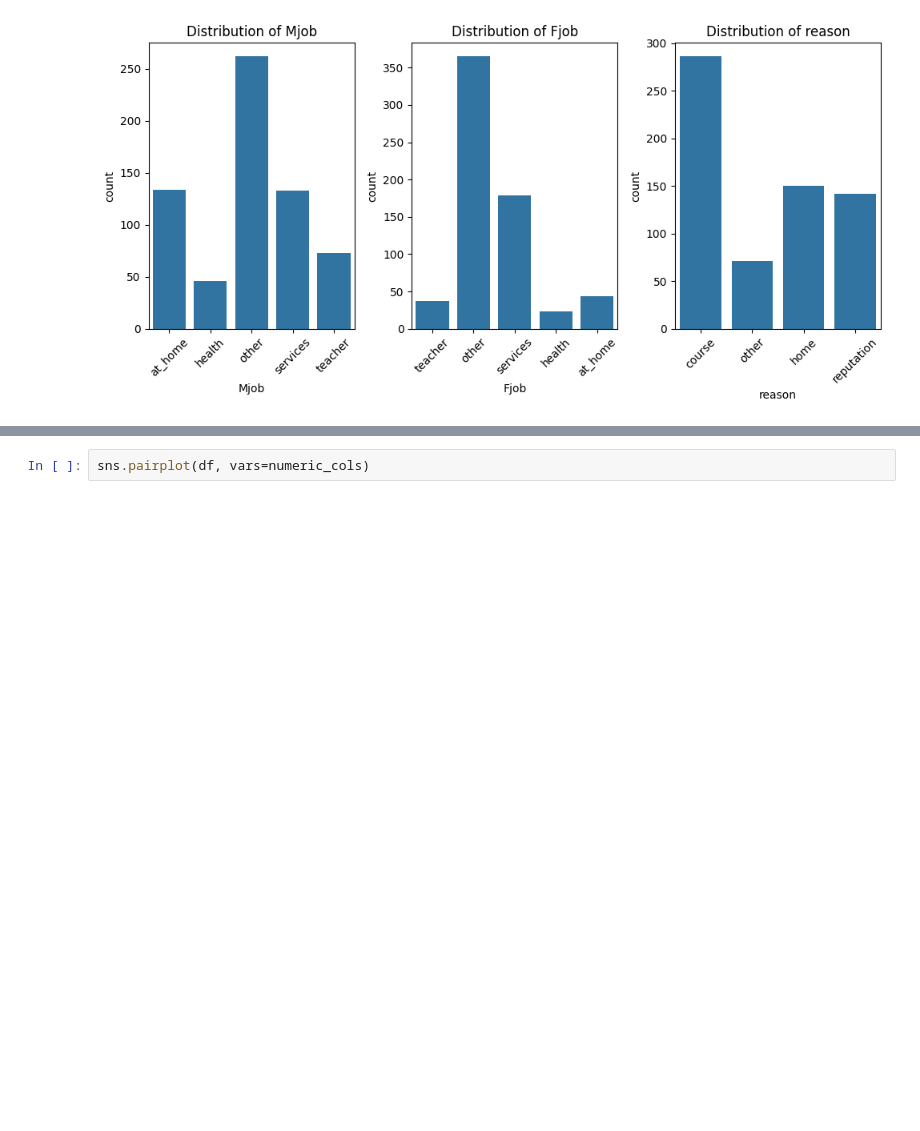
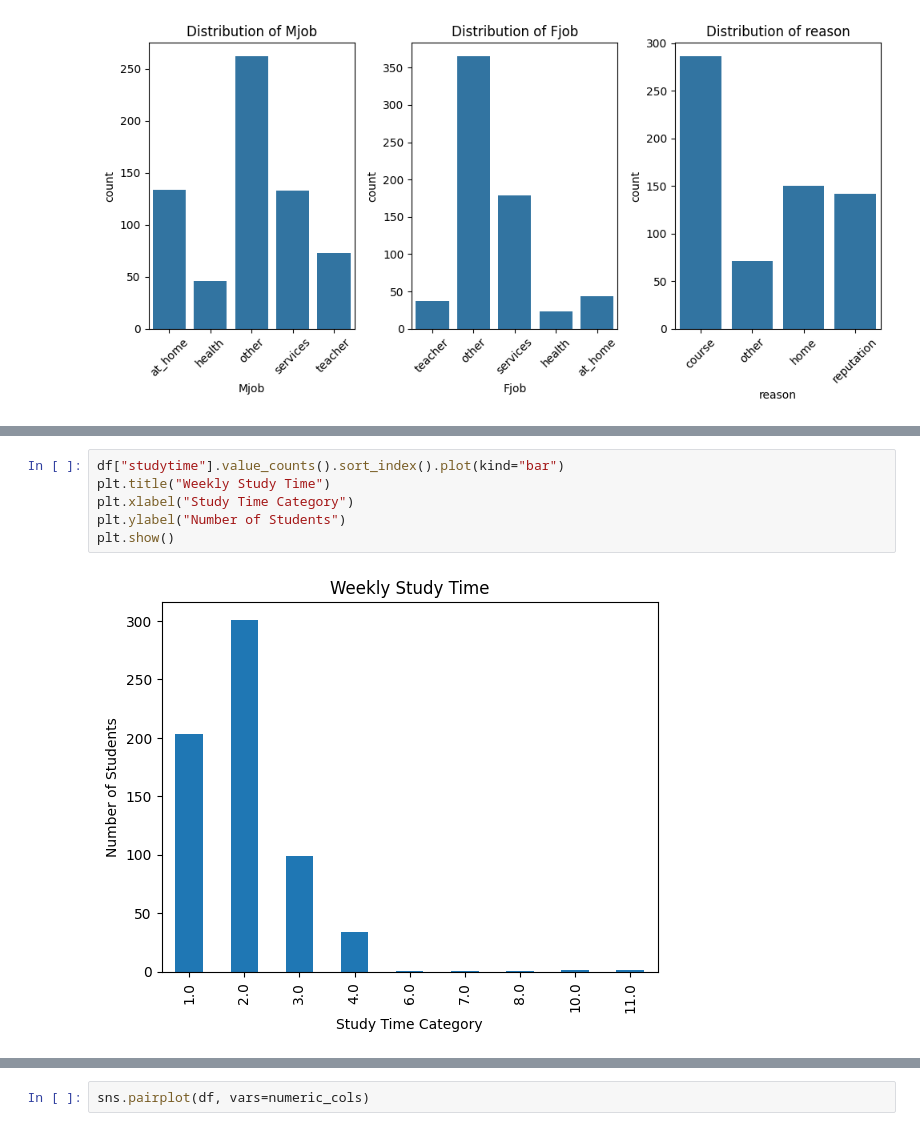
Before and after one commit to Cullen179/Practical-Data-Science, a Jupyter notebook: A1/assignment1_TEMPLATE.ipynb, the cells around one changed output, grey strips where cells are left out. Cells and saved outputs as stored; diff of their text form; blank space fills up the shorter version.

```diff
--- a/A1/assignment1_TEMPLATE.ipynb
+++ b/A1/assignment1_TEMPLATE.ipynb
@@ -625,0 +706,8 @@ for i, col in enumerate(nominal_cols_plot):
+# %%
+df["studytime"].value_counts().sort_index().plot(kind="bar")
+plt.title("Weekly Study Time")
+plt.xlabel("Study Time Category")
+plt.ylabel("Number of Students")
+plt.show()
+# %% [output]
+[figure, added]
```
Also changed, not shown: parts of 14 cells of this notebook.
